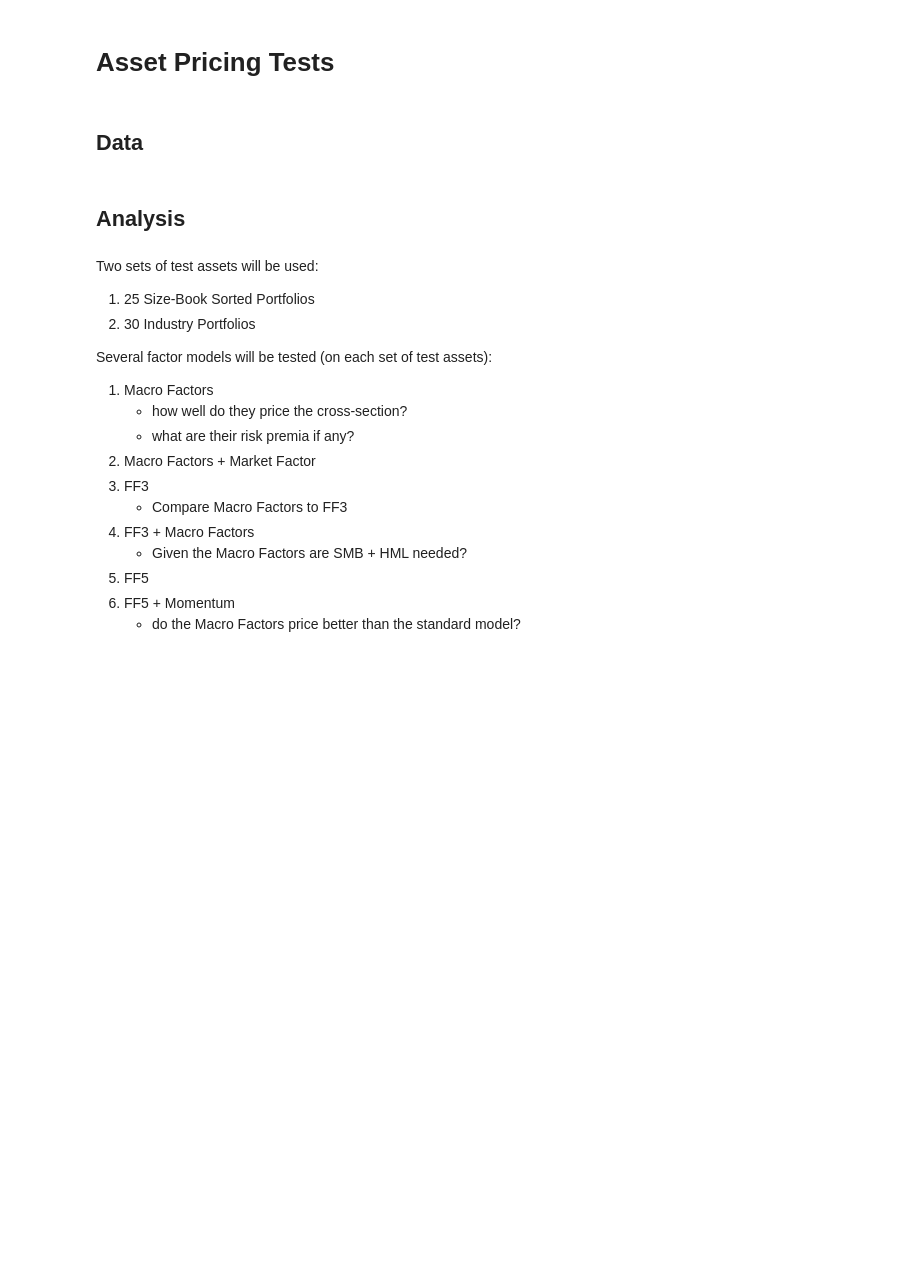
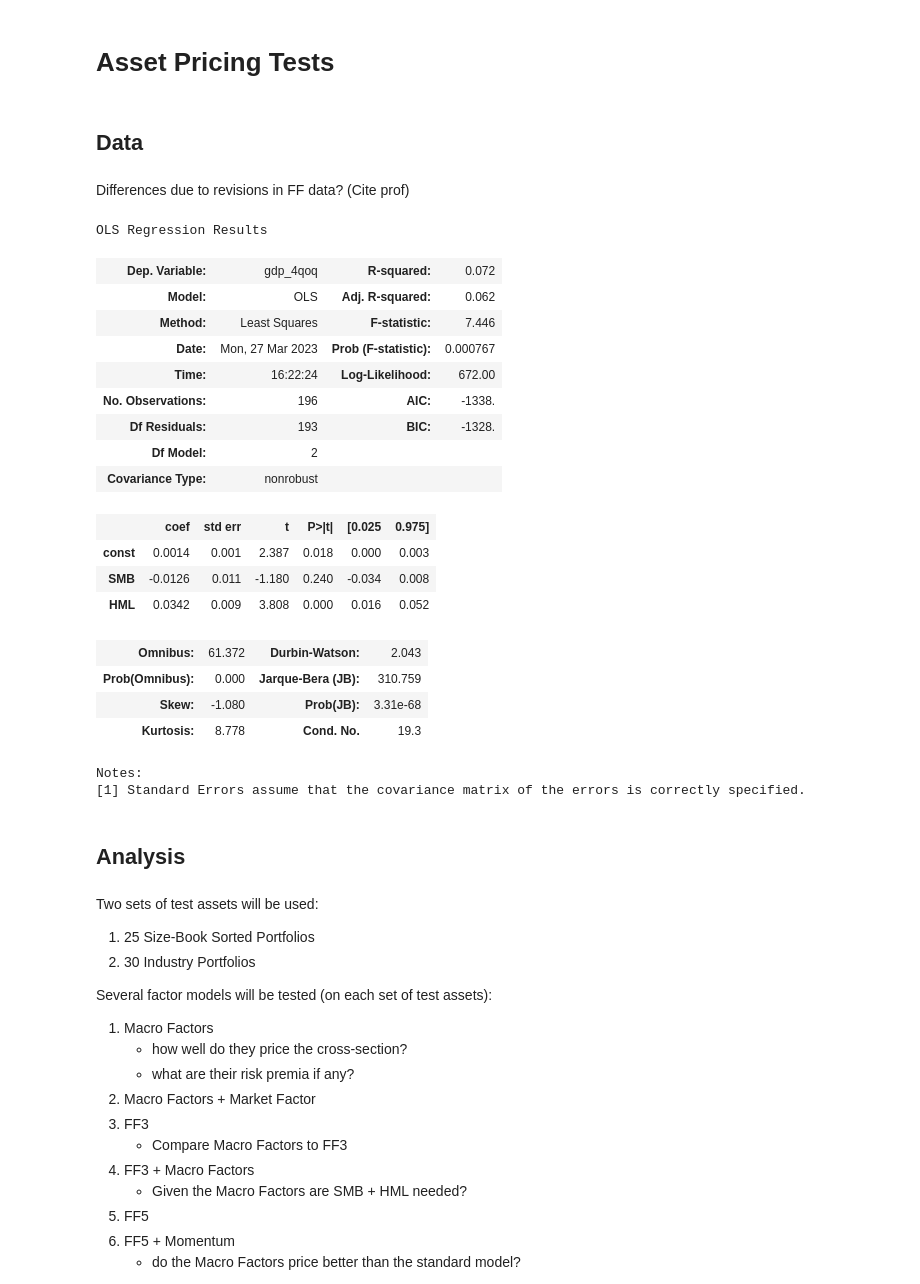
Before and after one commit to santoromano/Macro-Cross-Sectional-Analysis, a Jupyter notebook: empirics.ipynb, the cells around one changed output. Cells and saved outputs as stored; diff of their text form; code cells hidden in the pictures; blank space fills up the shorter version.

```diff
--- a/empirics.ipynb
+++ b/empirics.ipynb
@@ -43,6 +43,33 @@ industry_assets_q = ff_data_q.iloc[:,32:].apply(lambda x: x - ff_data_q['RF'])
 
 # Macro Factors
 factors_q = pd.concat([quarterly_factors, ff_data_q['Mkt-RF']], axis=1).dropna()
+# %% [markdown]
+Differences due to revisions in FF data? (Cite prof)
+# %%
+test = pd.concat([ff3_q[['SMB','HML']],macro_factors['gdp_4qoq']], axis=1)
+# %%
+sm.OLS(test.iloc[:,2], sm.add_constant(test.iloc[:,:2])).fit().summary()
+# %% [output]
+OLS Regression Results
+| Dep. Variable: | gdp_4qoq | R-squared: | 0.072 |
+| Model: | OLS | Adj. R-squared: | 0.062 |
+| Method: | Least Squares | F-statistic: | 7.446 |
+| Date: | Mon, 27 Mar 2023 | Prob (F-statistic): | 0.000767 |
+| Time: | 16:22:24 | Log-Likelihood: | 672.00 |
+| No. Observations: | 196 | AIC: | -1338. |
+| Df Residuals: | 193 | BIC: | -1328. |
+| Df Model: | 2 |  |  |
+| Covariance Type: | nonrobust |  |  |
+|  | coef | std err | t | P>|t| | [0.025 | 0.975] |
+| const | 0.0014 | 0.001 | 2.387 | 0.018 | 0.000 | 0.003 |
+| SMB | -0.0126 | 0.011 | -1.180 | 0.240 | -0.034 | 0.008 |
+| HML | 0.0342 | 0.009 | 3.808 | 0.000 | 0.016 | 0.052 |
+| Omnibus: | 61.372 | Durbin-Watson: | 2.043 |
+| Prob(Omnibus): | 0.000 | Jarque-Bera (JB): | 310.759 |
+| Skew: | -1.080 | Prob(JB): | 3.31e-68 |
+| Kurtosis: | 8.778 | Cond. No. | 19.3 |
+Notes:
+[1] Standard Errors assume that the covariance matrix of the errors is correctly specified.
 # %% [markdown]
 ## Analysis
 # %% [markdown]
```
Also changed, not shown: parts of 1 cell of this notebook.
